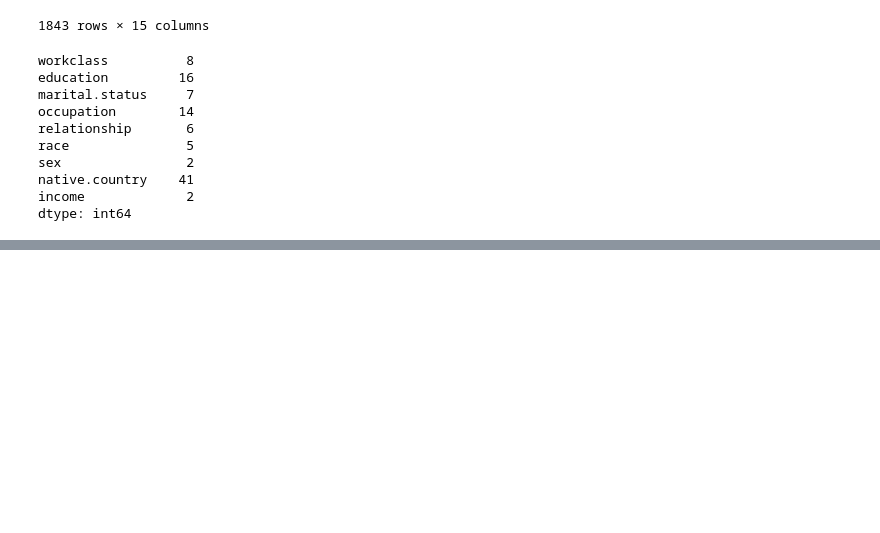
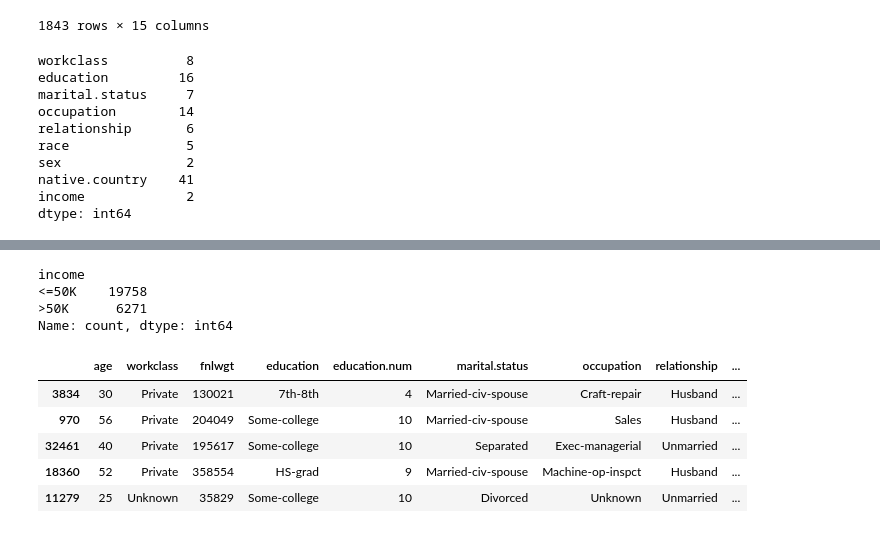
Before and after one commit to shukriaarifi/income_prediction, a Jupyter notebook: notebooks/income_prediction.ipynb, the cells around one changed output, grey strips where cells are left out. Cells and saved outputs as stored; diff of their text form; code cells hidden in the pictures; blank space fills up the shorter version.

```diff
--- a/notebooks/income_prediction.ipynb
+++ b/notebooks/income_prediction.ipynb
@@ -217,0 +233,5 @@ Overview:
+# %%
+features=["age", "workclass", "fnlwgt",	"education", "education.num", "marital.status",	"occupation", "relationship", "race", "sex", "capital.gain", "capital.loss", "hours.per.week",	"native.country"]
+# %%
+y=data["income"]
+x=data[features]
@@ -217,0 +248,2 @@ Overview:
+# %%
+x_train, x_test, y_train, y_test=train_test_split(x, y, test_size=0.2, stratify=y)
@@ -217,0 +266,16 @@ Overview:
+# %%
+y_train.value_counts()
+# %% [output]
+income
+<=50K    19758
+>50K      6271
+Name: count, dtype: int64
+# %%
+x_train.head()
+# %% [output]
+|  | age | workclass | fnlwgt | education | education.num | marital.status | occupation | relationship | ... |
+| 3834 | 30 | Private | 130021 | 7th-8th | 4 | Married-civ-spouse | Craft-repair | Husband | ... |
+| 970 | 56 | Private | 204049 | Some-college | 10 | Married-civ-spouse | Sales | Husband | ... |
+| 32461 | 40 | Private | 195617 | Some-college | 10 | Separated | Exec-managerial | Unmarried | ... |
+| 18360 | 52 | Private | 358554 | HS-grad | 9 | Married-civ-spouse | Machine-op-inspct | Husband | ... |
+| 11279 | 25 | Unknown | 35829 | Some-college | 10 | Divorced | Unknown | Unmarried | ... |
```
Also changed, not shown: parts of 17 cells of this notebook.
